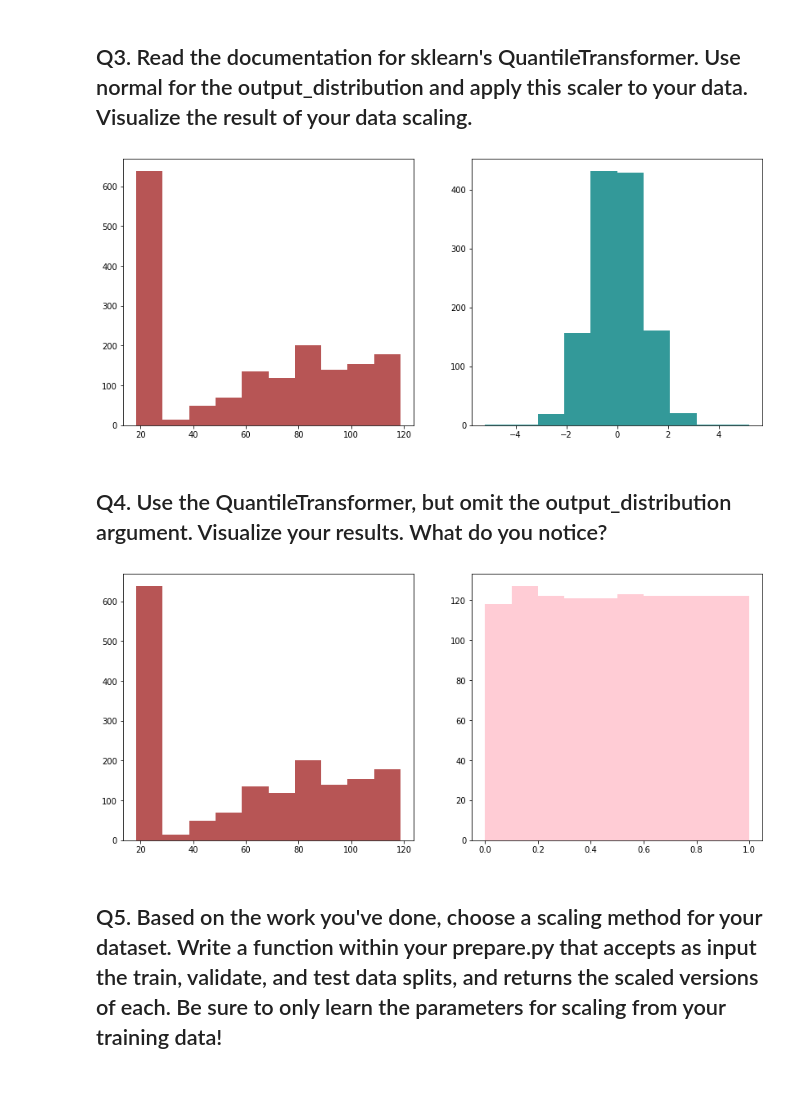
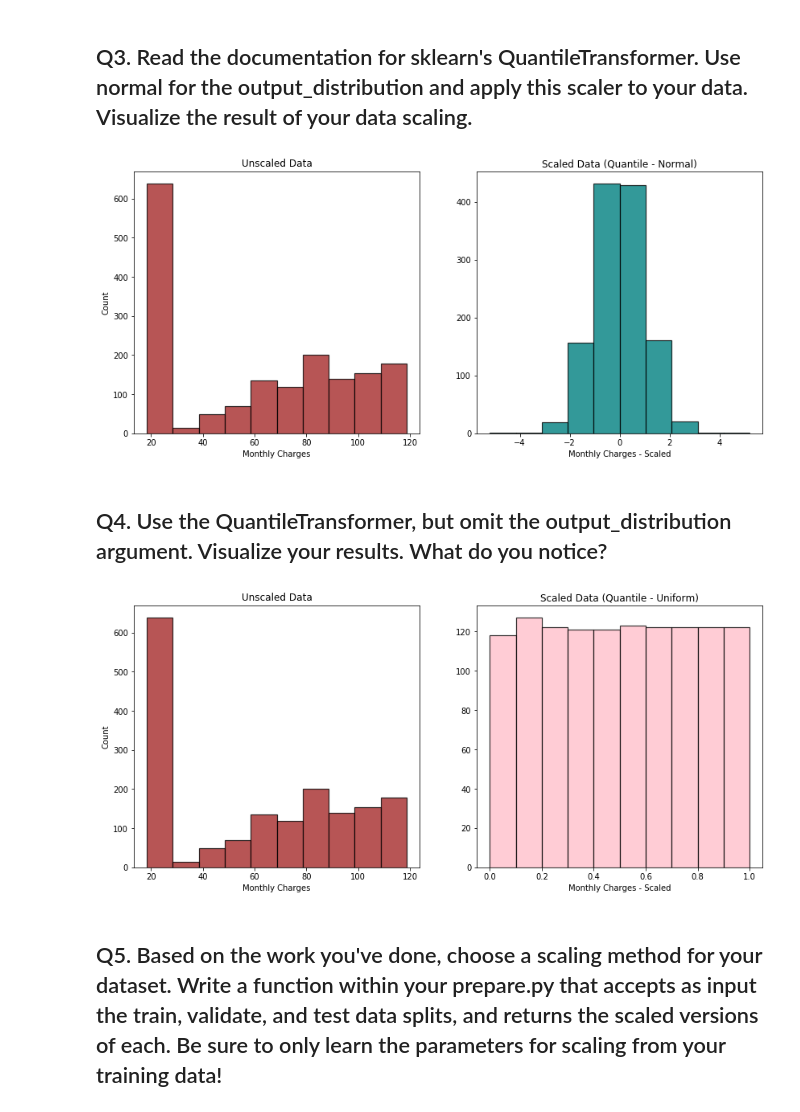
Before and after one commit to adam-gomez/regression-exercises, a Jupyter notebook: scaling.ipynb, the cells around one changed output. Cells and saved outputs as stored; diff of their text form; code cells hidden in the pictures; blank space fills up the shorter version.

```diff
--- a/scaling.ipynb
+++ b/scaling.ipynb
@@ -118,12 +143,17 @@ quantile_normal_scaler, train_quantile_normal, validate_quantile_normal, test_qu
 # %%
 plt.figure(figsize=(14,6))
 plt.subplot(1, 2, 1)
-plt.hist(df.monthly_charges, alpha = 0.8, color = 'brown')
+plt.hist(df.monthly_charges, alpha = 0.8, color = 'brown', edgecolor='black', linewidth=1.2)
+plt.title('Unscaled Data')
+plt.xlabel('Monthly Charges')
+plt.ylabel('Count')
 plt.subplot(1, 2, 2)
-plt.hist(train_quantile_normal.monthly_charges, alpha = 0.8, color = 'teal')
+plt.hist(train_quantile_normal.monthly_charges, alpha = 0.8, color = 'teal', edgecolor='black', linewidth=1.2)
+plt.title('Scaled Data (Quantile - Normal)')
+plt.xlabel('Monthly Charges - Scaled')
 plt.show()
 # %% [output]
-[figure, old version]
+[figure, new version]
 # %% [markdown]
 ## Q4. Use the QuantileTransformer, but omit the output_distribution argument. Visualize your results. What do you notice?
 # %%
@@ -131,12 +161,17 @@ quantile_scaler, train_quantile, validate_quantile, test_quantile = prepare.quan
 # %%
 plt.figure(figsize=(14,6))
 plt.subplot(1, 2, 1)
-plt.hist(df.monthly_charges, alpha = 0.8, color = 'brown')
+plt.hist(df.monthly_charges, alpha = 0.8, color = 'brown', edgecolor='black', linewidth=1.2)
+plt.title('Unscaled Data')
+plt.xlabel('Monthly Charges')
+plt.ylabel('Count')
 plt.subplot(1, 2, 2)
-plt.hist(train_quantile.monthly_charges, alpha = 0.8, color = 'pink')
+plt.hist(train_quantile.monthly_charges, alpha = 0.8, color = 'pink', edgecolor='black', linewidth=1.2)
+plt.title('Scaled Data (Quantile - Uniform)')
+plt.xlabel('Monthly Charges - Scaled')
 plt.show()
 # %% [output]
-[figure, old version]
+[figure, new version]
 # %% [markdown]
 ## Q5. Based on the work you've done, choose a scaling method for your dataset. Write a function within your prepare.py that accepts as input the train, validate, and test data splits, and returns the scaled versions of each. Be sure to only learn the parameters for scaling from your training data!
 # %%
```
Also changed, not shown: parts of 11 cells of this notebook.
